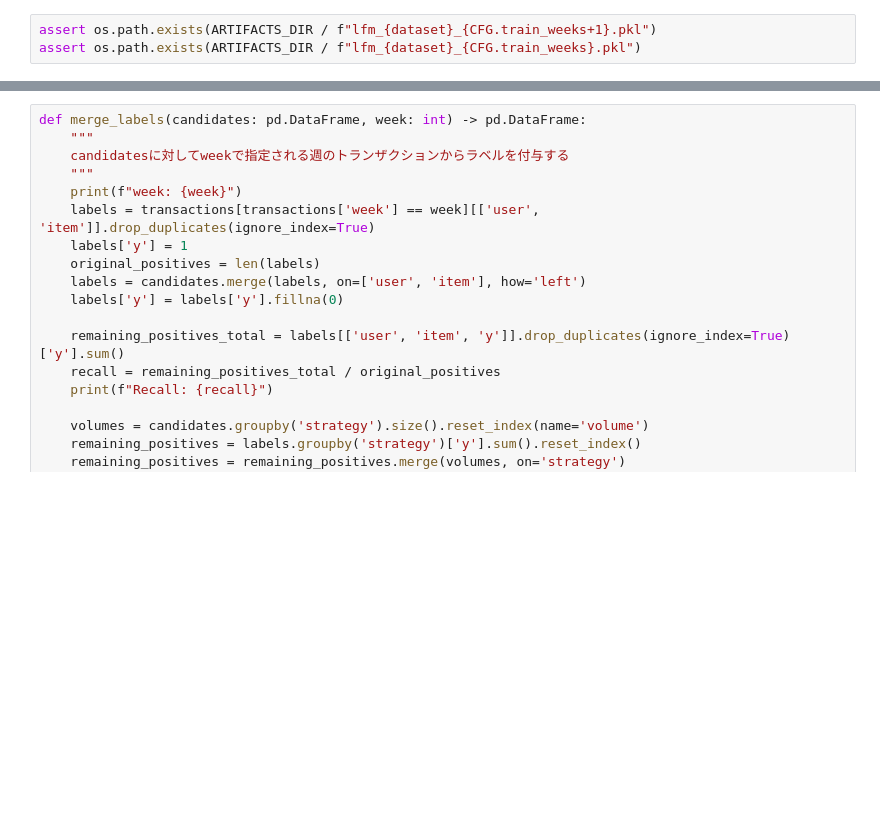
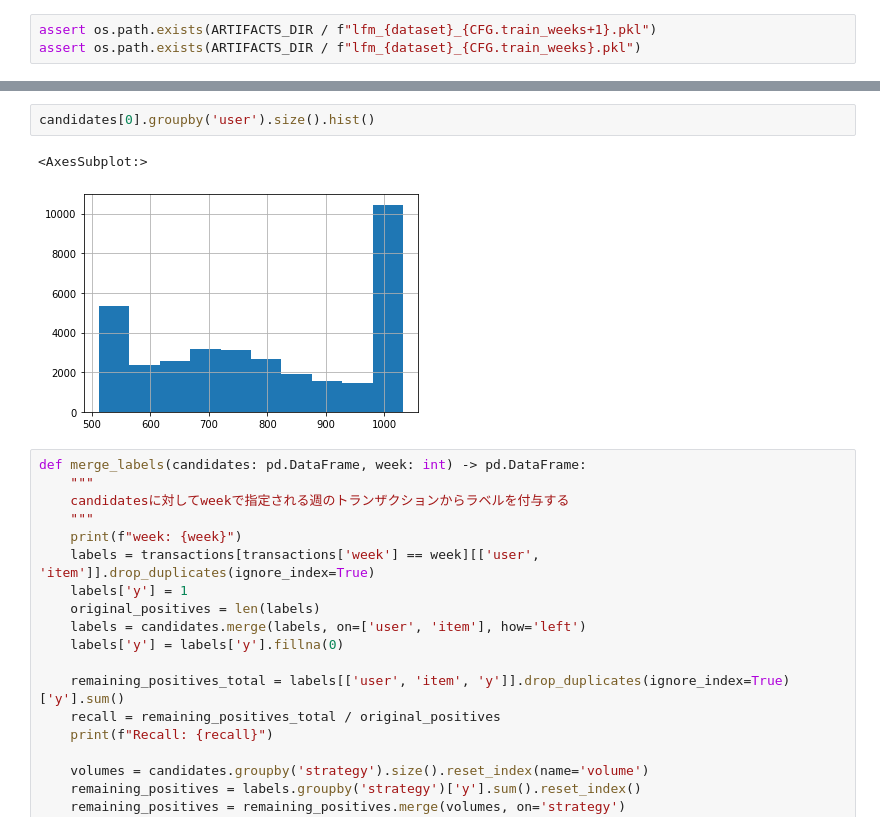
Before and after one commit to ryowk/kaggle-h-and-m-personalized-fashion-recommendations, a Jupyter notebook: main.ipynb, the cells around one changed output, grey strips where cells are left out. Saved outputs shown, nothing was run; the diff lists cells and outputs as text; blank space fills up the shorter version.

```diff
--- a/main.ipynb
+++ b/main.ipynb
@@ -232,3 +284,8 @@ duplicates: 1.003361891634168
+# %%
+candidates[0].groupby('user').size().hist()
+# %% [output]
+<AxesSubplot:>
+[figure, added]
 # %%
 def merge_labels(candidates: pd.DataFrame, week: int) -> pd.DataFrame:
     """
```
Also changed, not shown: parts of 9 cells of this notebook.
